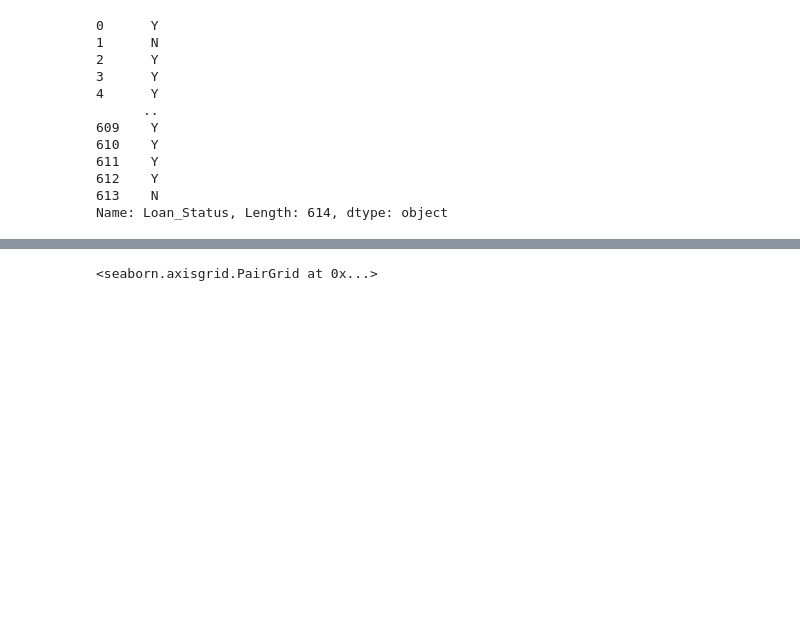
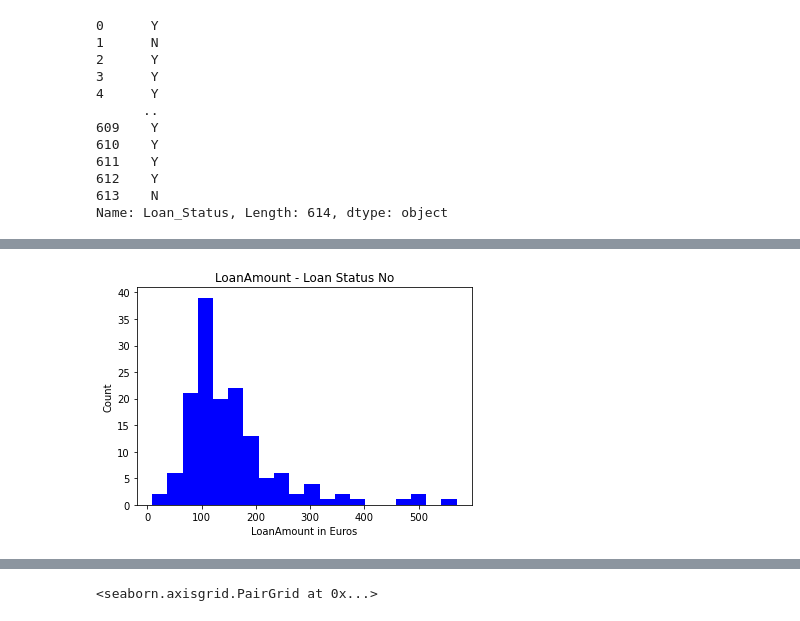
Before and after one commit to loughjo/ProgDataAnalysis-Project, a Jupyter notebook: ProgDataAnalysisProject.ipynb, the cells around one changed output, grey strips where cells are left out. Saved outputs shown, nothing was run; the diff lists cells and outputs as text; code cells hidden in the pictures; blank space fills up the shorter version.

```diff
--- a/ProgDataAnalysisProject.ipynb
+++ b/ProgDataAnalysisProject.ipynb
@@ -56,0 +192,10 @@ Name: Property_Area, Length: 614, dtype: object
+# %%
+Status_No_LoanAmount = Loan_No["LoanAmount"]
+
+plt.hist(Status_No_LoanAmount, bins = 20, color = "blue")
+plt.title("LoanAmount - Loan Status No")
+plt.xlabel("LoanAmount in Euros")
+plt.ylabel("Count")
+plt.show()
+# %% [output]
+[figure, added]
```
Also changed, not shown: parts of 26 cells of this notebook.
